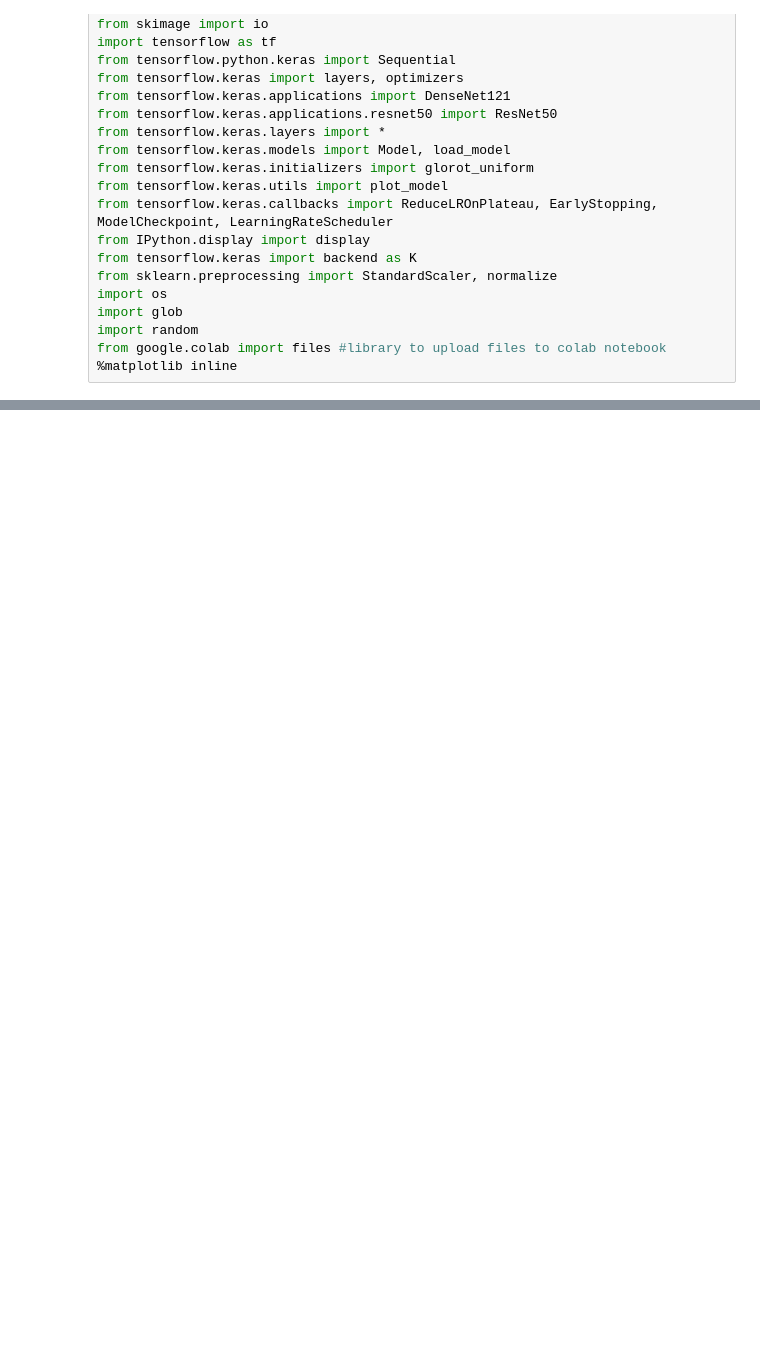
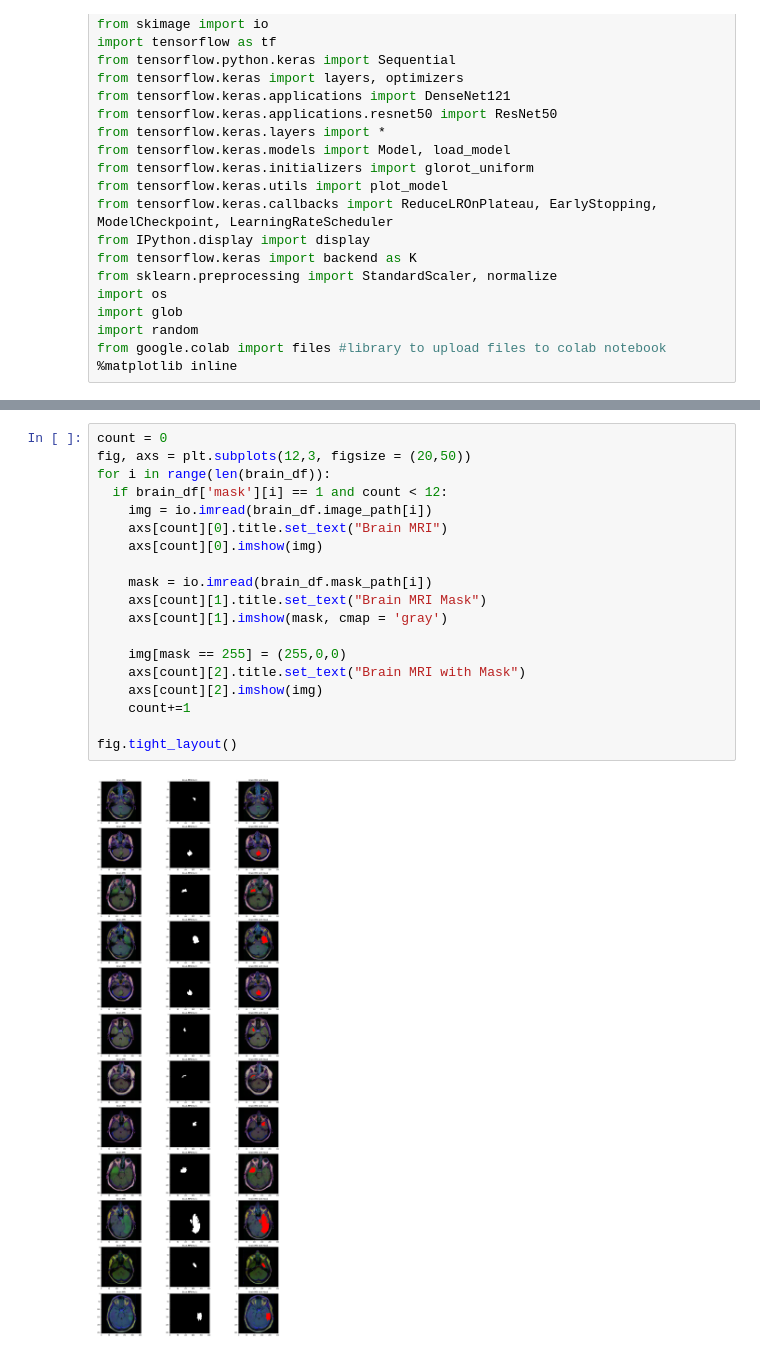
Before and after one commit to kshitijmalvankar/HealthCareAI, a Jupyter notebook: HealthCareAi.ipynb, the cells around one changed output, grey strips where cells are left out. Cells and saved outputs as stored; diff of their text form; blank space fills up the shorter version.

```diff
--- a/HealthCareAi.ipynb
+++ b/HealthCareAi.ipynb
@@ -30,0 +158,21 @@ from google.colab import files #library to upload files to colab notebook
+# %%
+count = 0
+fig, axs = plt.subplots(12,3, figsize = (20,50))
+for i in range(len(brain_df)):
+  if brain_df['mask'][i] == 1 and count < 12:
+    img = io.imread(brain_df.image_path[i])
+    axs[count][0].title.set_text("Brain MRI")
+    axs[count][0].imshow(img)
+
+    mask = io.imread(brain_df.mask_path[i])
+    axs[count][1].title.set_text("Brain MRI Mask")
+    axs[count][1].imshow(mask, cmap = 'gray')
+
+    img[mask == 255] = (255,0,0)
+    axs[count][2].title.set_text("Brain MRI with Mask")
+    axs[count][2].imshow(img)
+    count+=1
+
+fig.tight_layout()
+# %% [output]
+[figure, added]
```
Also changed, not shown: parts of 16 cells of this notebook.
